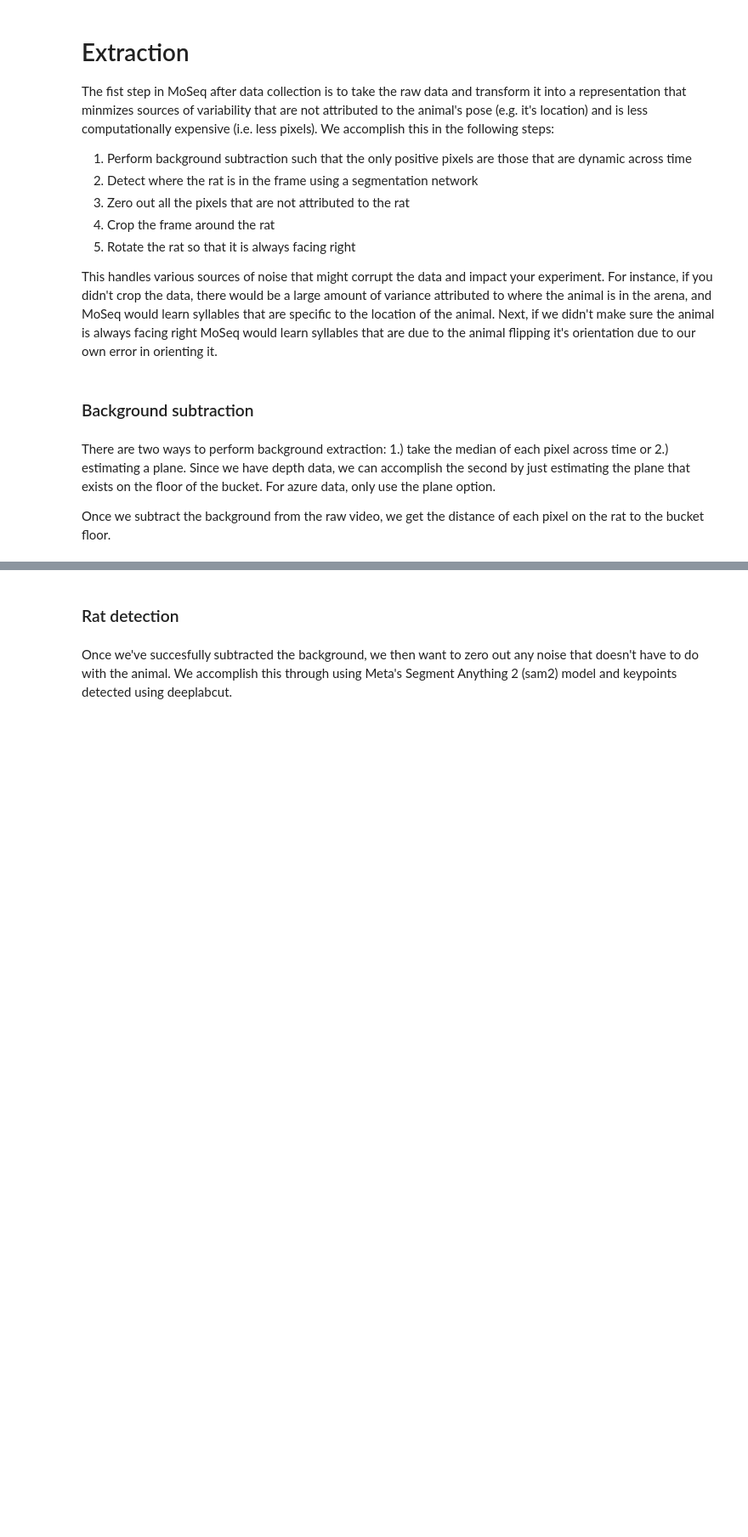
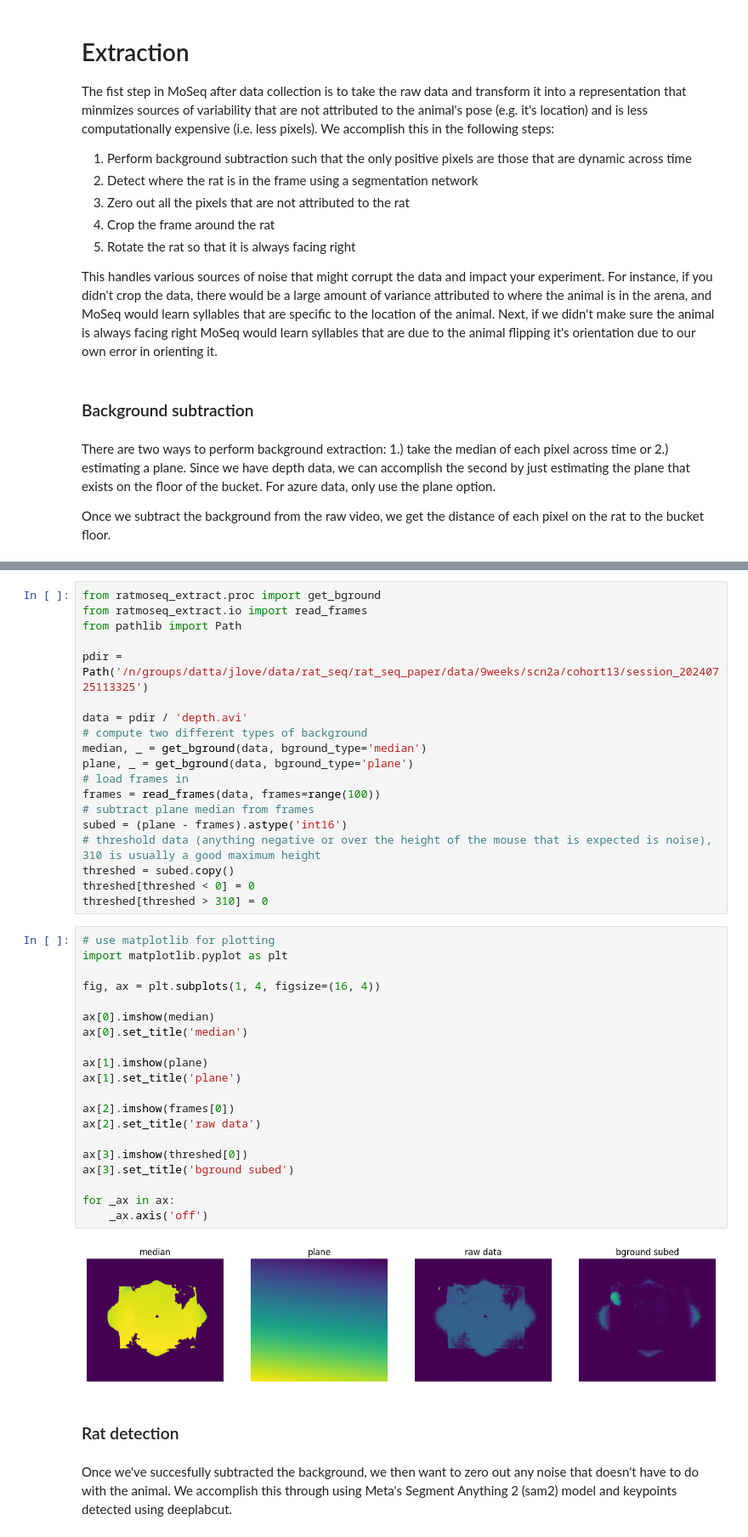
Before and after one commit to jackransomlovell/ratmoseq_tutorial, a Jupyter notebook: notebooks/01_extraction.ipynb, the cells around one changed output, grey strips where cells are left out. Shown: that part at 85% size. Cells and saved outputs as stored; diff of their text form; blank space fills up the shorter version.

```diff
--- a/notebooks/01_extraction.ipynb
+++ b/notebooks/01_extraction.ipynb
@@ -22,3 +18,44 @@ Error:
+# %%
+from ratmoseq_extract.proc import get_bground
+from ratmoseq_extract.io import read_frames
+from pathlib import Path
+
+pdir = Path('/n/groups/datta/jlove/data/rat_seq/rat_seq_paper/data/9weeks/scn2a/cohort13/session_20240725113325')
+
+data = pdir / 'depth.avi'
+# compute two different types of background
+median, _ = get_bground(data, bground_type='median')
+plane, _ = get_bground(data, bground_type='plane')
+# load frames in
+frames = read_frames(data, frames=range(100))
+# subtract plane median from frames
+subed = (plane - frames).astype('int16')
+# threshold data (anything negative or over the height of the mouse that is expected is noise), 310 is usually a good maximum height
+threshed = subed.copy()
+threshed[threshed < 0] = 0
+threshed[threshed > 310] = 0
+# %%
+# use matplotlib for plotting
+import matplotlib.pyplot as plt
+
+fig, ax = plt.subplots(1, 4, figsize=(16, 4))
+
+ax[0].imshow(median)
+ax[0].set_title('median')
+
+ax[1].imshow(plane)
+ax[1].set_title('plane')
+
+ax[2].imshow(frames[0])
+ax[2].set_title('raw data')
+
+ax[3].imshow(threshed[0])
+ax[3].set_title('bground subed')
+
+for _ax in ax:
+    _ax.axis('off')
+# %% [output]
+[figure, added]
 # %% [markdown]
 ### Rat detection
 # %% [markdown]
```
Also changed, not shown: parts of 10 cells of this notebook.
